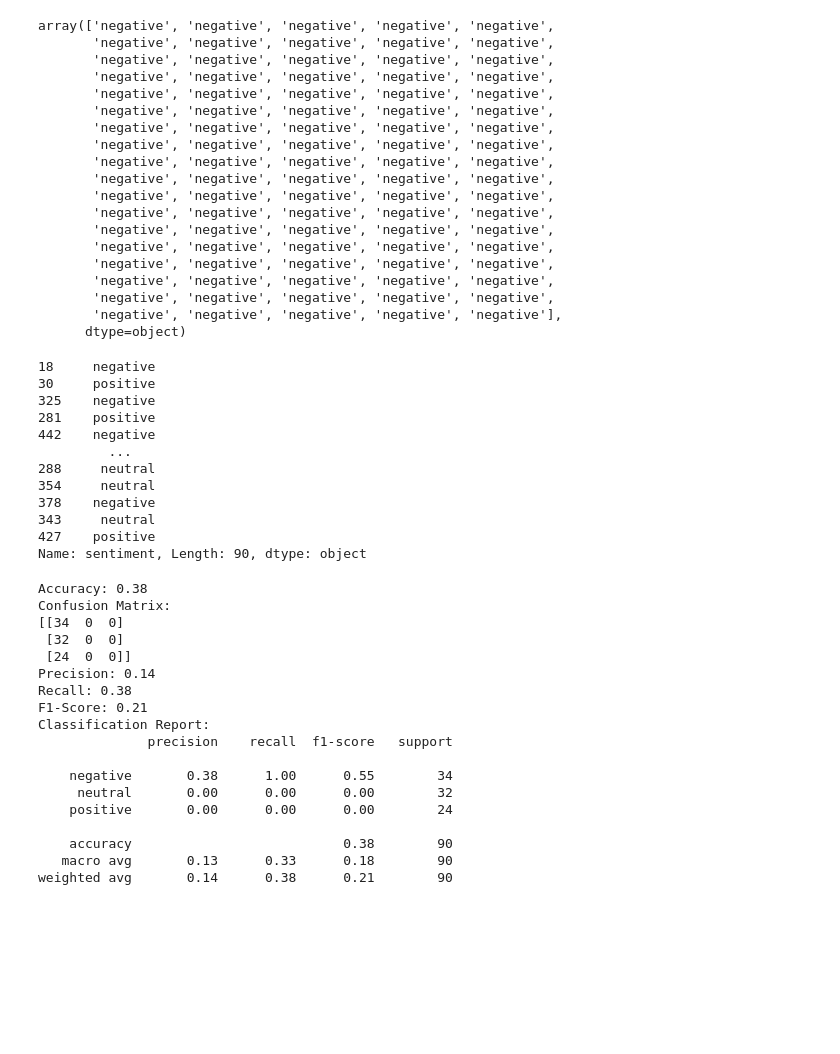
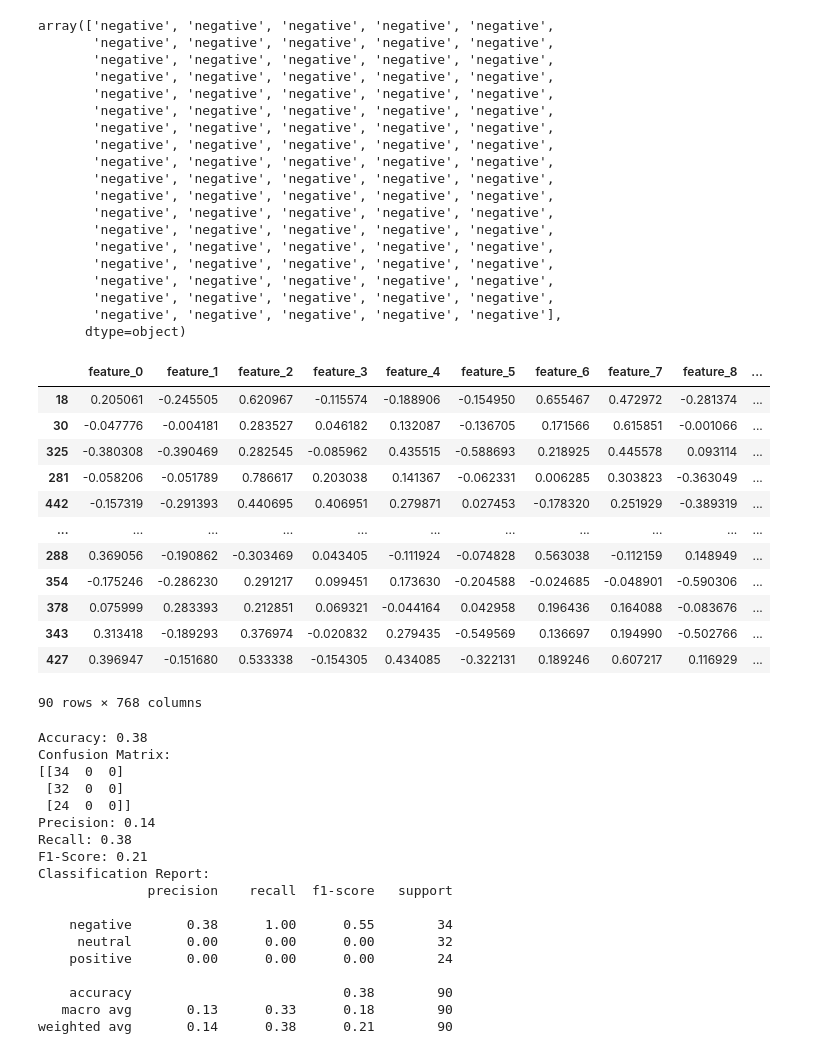
Before and after one commit to billyParmenter/MLP_Assignment_1, a Jupyter notebook: data/Machine_Learning_Programming_Group-5_Final_Project_Model_Building.ipynb, the cells around one changed output. Saved outputs shown, nothing was run; the diff lists cells and outputs as text; code cells hidden in the pictures; blank space fills up the shorter version.

```diff
--- a/data/Machine_Learning_Programming_Group-5_Final_Project_Model_Building.ipynb
+++ b/data/Machine_Learning_Programming_Group-5_Final_Project_Model_Building.ipynb
@@ -553,21 +549,22 @@ array(['negative', 'negative', 'negative', 'negative', 'negative',
        'negative', 'negative', 'negative', 'negative', 'negative',
        'negative', 'negative', 'negative', 'negative', 'negative'],
       dtype=object)
-# %%
-y_test
-# %% [output]
-18     negative
-30     positive
-325    negative
-281    positive
-442    negative
-         ...
-288     neutral
-354     neutral
-378    negative
-343     neutral
-427    positive
-Name: sentiment, Length: 90, dtype: object
+# %%
+X_test
+# %% [output]
+|  | feature_0 | feature_1 | feature_2 | feature_3 | feature_4 | feature_5 | feature_6 | feature_7 | feature_8 | ... |
+| 18 | 0.205061 | -0.245505 | 0.620967 | -0.115574 | -0.188906 | -0.154950 | 0.655467 | 0.472972 | -0.281374 | ... |
+| 30 | -0.047776 | -0.004181 | 0.283527 | 0.046182 | 0.132087 | -0.136705 | 0.171566 | 0.615851 | -0.001066 | ... |
+| 325 | -0.380308 | -0.390469 | 0.282545 | -0.085962 | 0.435515 | -0.588693 | 0.218925 | 0.445578 | 0.093114 | ... |
+| 281 | -0.058206 | -0.051789 | 0.786617 | 0.203038 | 0.141367 | -0.062331 | 0.006285 | 0.303823 | -0.363049 | ... |
+| 442 | -0.157319 | -0.291393 | 0.440695 | 0.406951 | 0.279871 | 0.027453 | -0.178320 | 0.251929 | -0.389319 | ... |
+| ... | ... | ... | ... | ... | ... | ... | ... | ... | ... | ... |
+| 288 | 0.369056 | -0.190862 | -0.303469 | 0.043405 | -0.111924 | -0.074828 | 0.563038 | -0.112159 | 0.148949 | ... |
+| 354 | -0.175246 | -0.286230 | 0.291217 | 0.099451 | 0.173630 | -0.204588 | -0.024685 | -0.048901 | -0.590306 | ... |
+| 378 | 0.075999 | 0.283393 | 0.212851 | 0.069321 | -0.044164 | 0.042958 | 0.196436 | 0.164088 | -0.083676 | ... |
+| 343 | 0.313418 | -0.189293 | 0.376974 | -0.020832 | 0.279435 | -0.549569 | 0.136697 | 0.194990 | -0.502766 | ... |
+| 427 | 0.396947 | -0.151680 | 0.533338 | -0.154305 | 0.434085 | -0.322131 | 0.189246 | 0.607217 | 0.116929 | ... |
+90 rows × 768 columns
 # %%
 from sklearn.metrics import accuracy_score, classification_report, confusion_matrix, recall_score, precision_score, precision_recall_curve, auc, f1_score
 
```
Also changed, not shown: parts of 11 cells of this notebook, 2 other files.
